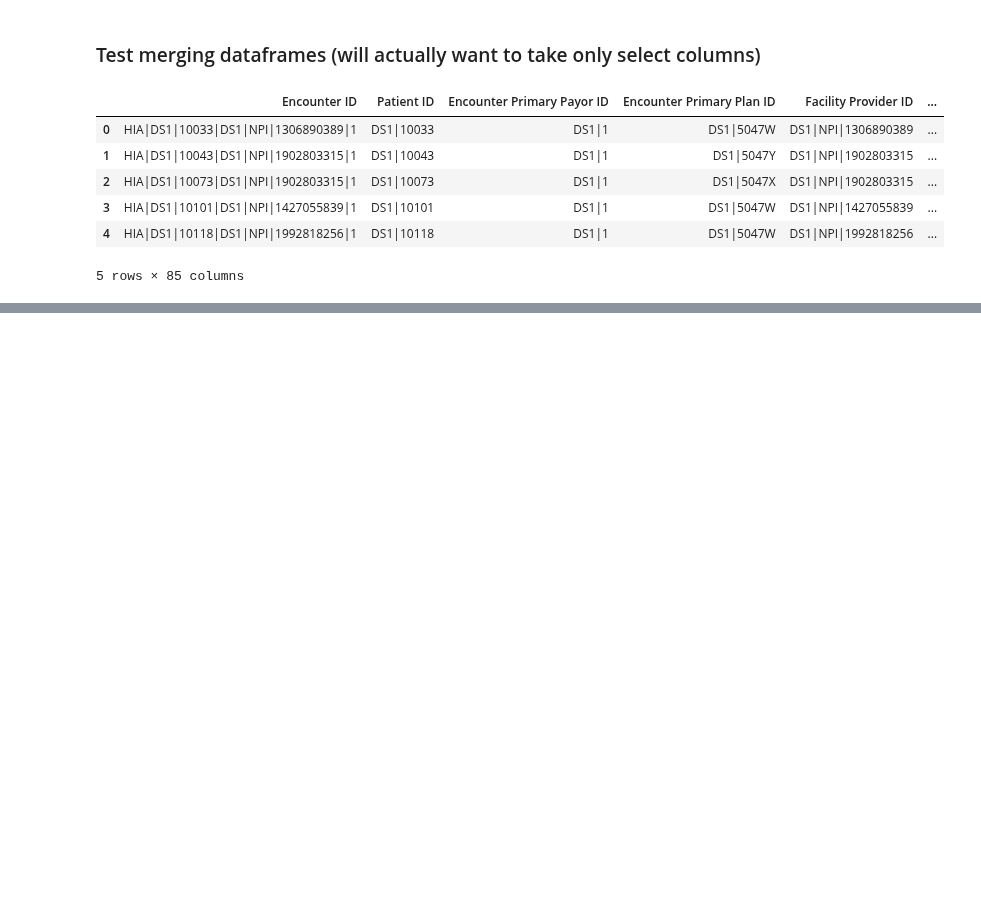
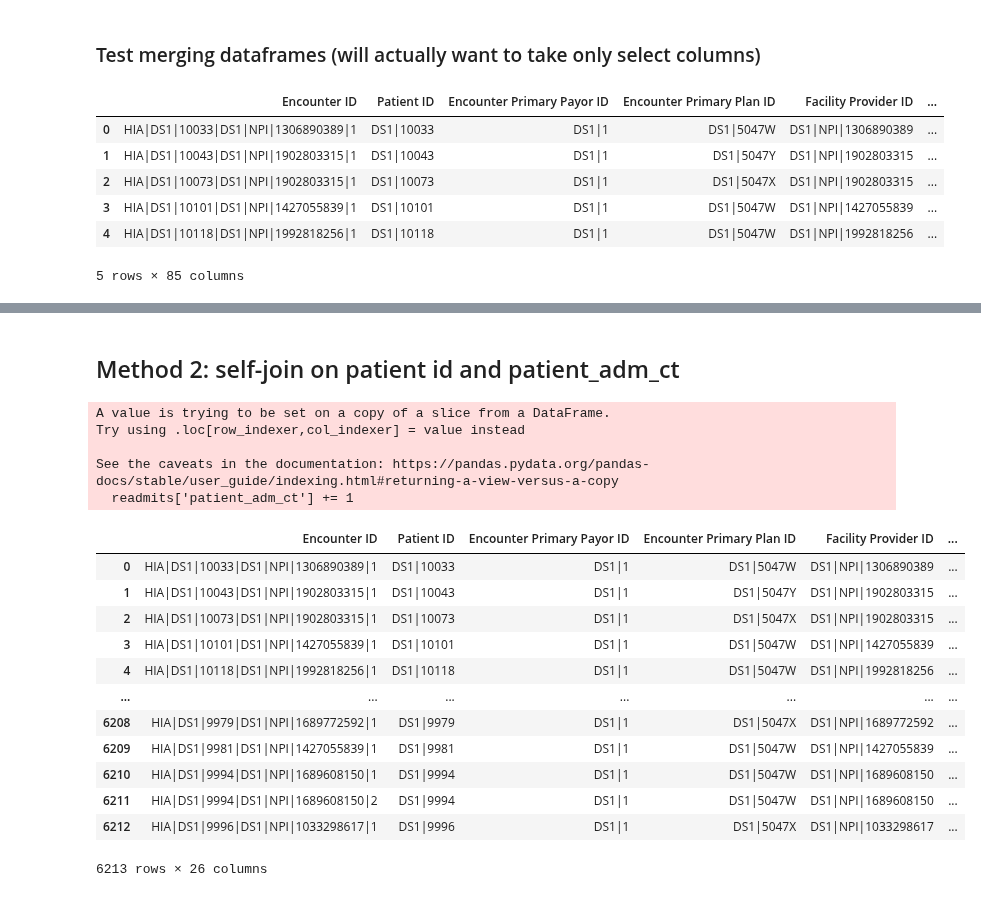
Before and after one commit to jrioross/ursa_health_hospital_readmissions, a Jupyter notebook: ursa_health_hospital_readmission.ipynb, the cells around one changed output, grey strips where cells are left out. Cells and saved outputs as stored; diff of their text form; code cells hidden in the pictures; blank space fills up the shorter version.

```diff
--- a/ursa_health_hospital_readmission.ipynb
+++ b/ursa_health_hospital_readmission.ipynb
@@ -129,0 +189,35 @@ members_adm.head()
+# %% [markdown]
+## Method 2: self-join on patient id and patient_adm_ct
+# %%
+#Create new dataframe from admissions that only has three columns
+readmits = admissions[['Patient ID', 'patient_adm_ct', 'Encounter End Date']]
+
+#Add 1 to all patient_adm_ct. This transformation allows us to put the discharge date from the patient's previous hospital
+#visit on the same line as their current visit, thus allowing us to calculate a difference in dates.
+readmits['patient_adm_ct'] += 1
+
+#merge the two dataframes on patient id and the transformed patient_adm_ct
+readmissions = pd.merge(admissions, readmits, how = 'left', on = ['Patient ID', 'patient_adm_ct'], suffixes = ('', ' Last'))
+
+#calculate the days of difference between current encounter's start date and the last encounter's end date
+readmissions['Days Between Readmission'] = readmissions['Encounter Start Date'] - readmissions['Encounter End Date Last']
+readmissions
+# %% [output]
+A value is trying to be set on a copy of a slice from a DataFrame.
+Try using .loc[row_indexer,col_indexer] = value instead
+
+See the caveats in the documentation: https://pandas.pydata.org/pandas-docs/stable/user_guide/indexing.html#returning-a-view-versus-a-copy
+  readmits['patient_adm_ct'] += 1
+|  | Encounter ID | Patient ID | Encounter Primary Payor ID | Encounter Primary Plan ID | Facility Provider ID | ... |
+| 0 | HIA|DS1|10033|DS1|NPI|1306890389|1 | DS1|10033 | DS1|1 | DS1|5047W | DS1|NPI|1306890389 | ... |
+| 1 | HIA|DS1|10043|DS1|NPI|1902803315|1 | DS1|10043 | DS1|1 | DS1|5047Y | DS1|NPI|1902803315 | ... |
+| 2 | HIA|DS1|10073|DS1|NPI|1902803315|1 | DS1|10073 | DS1|1 | DS1|5047X | DS1|NPI|1902803315 | ... |
+| 3 | HIA|DS1|10101|DS1|NPI|1427055839|1 | DS1|10101 | DS1|1 | DS1|5047W | DS1|NPI|1427055839 | ... |
+| 4 | HIA|DS1|10118|DS1|NPI|1992818256|1 | DS1|10118 | DS1|1 | DS1|5047W | DS1|NPI|1992818256 | ... |
+| ... | ... | ... | ... | ... | ... | ... |
+| 6208 | HIA|DS1|9979|DS1|NPI|1689772592|1 | DS1|9979 | DS1|1 | DS1|5047X | DS1|NPI|1689772592 | ... |
+| 6209 | HIA|DS1|9981|DS1|NPI|1427055839|1 | DS1|9981 | DS1|1 | DS1|5047W | DS1|NPI|1427055839 | ... |
+| 6210 | HIA|DS1|9994|DS1|NPI|1689608150|1 | DS1|9994 | DS1|1 | DS1|5047W | DS1|NPI|1689608150 | ... |
+| 6211 | HIA|DS1|9994|DS1|NPI|1689608150|2 | DS1|9994 | DS1|1 | DS1|5047W | DS1|NPI|1689608150 | ... |
+| 6212 | HIA|DS1|9996|DS1|NPI|1033298617|1 | DS1|9996 | DS1|1 | DS1|5047X | DS1|NPI|1033298617 | ... |
+6213 rows × 26 columns
```
Also changed, not shown: parts of 6 cells of this notebook.
